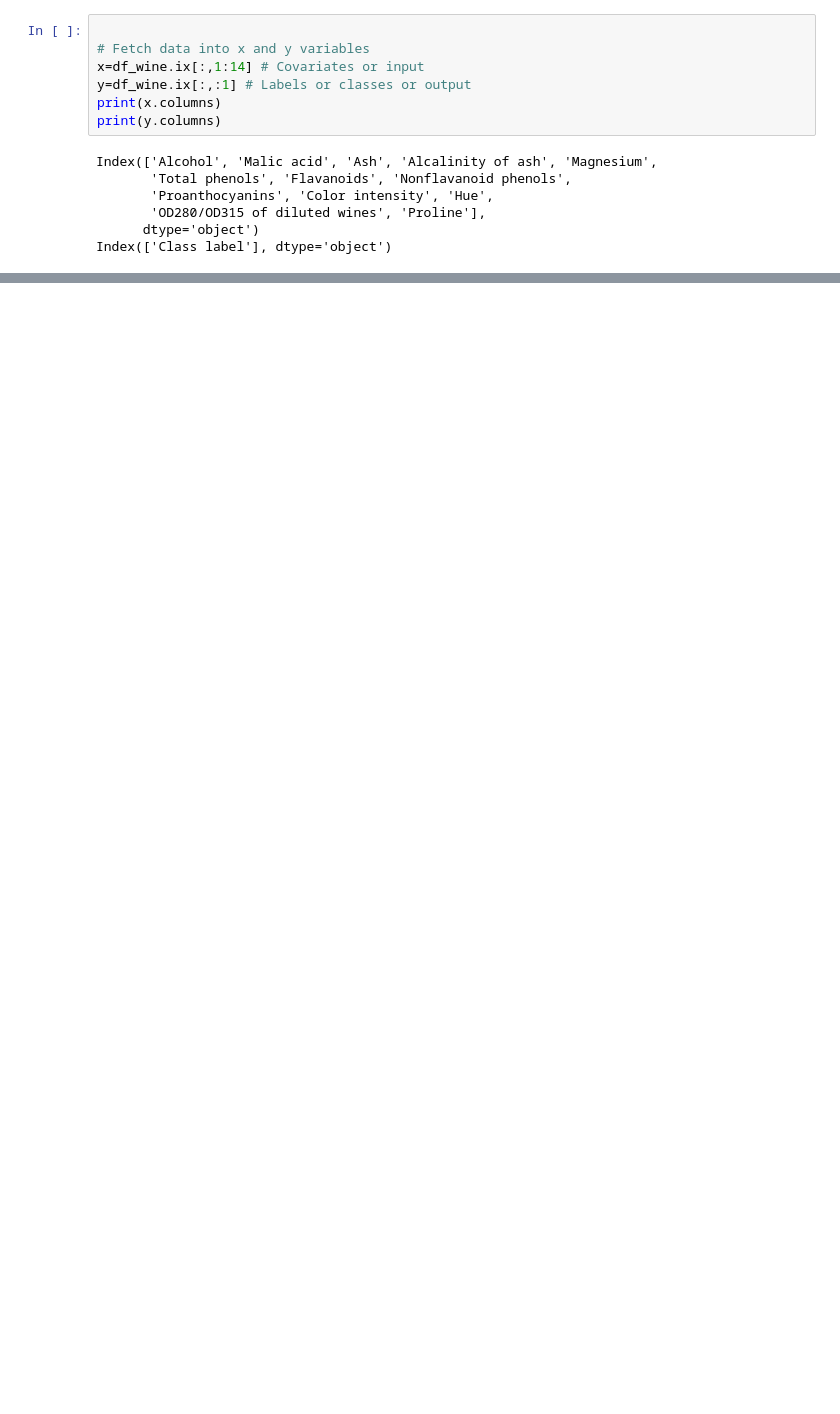
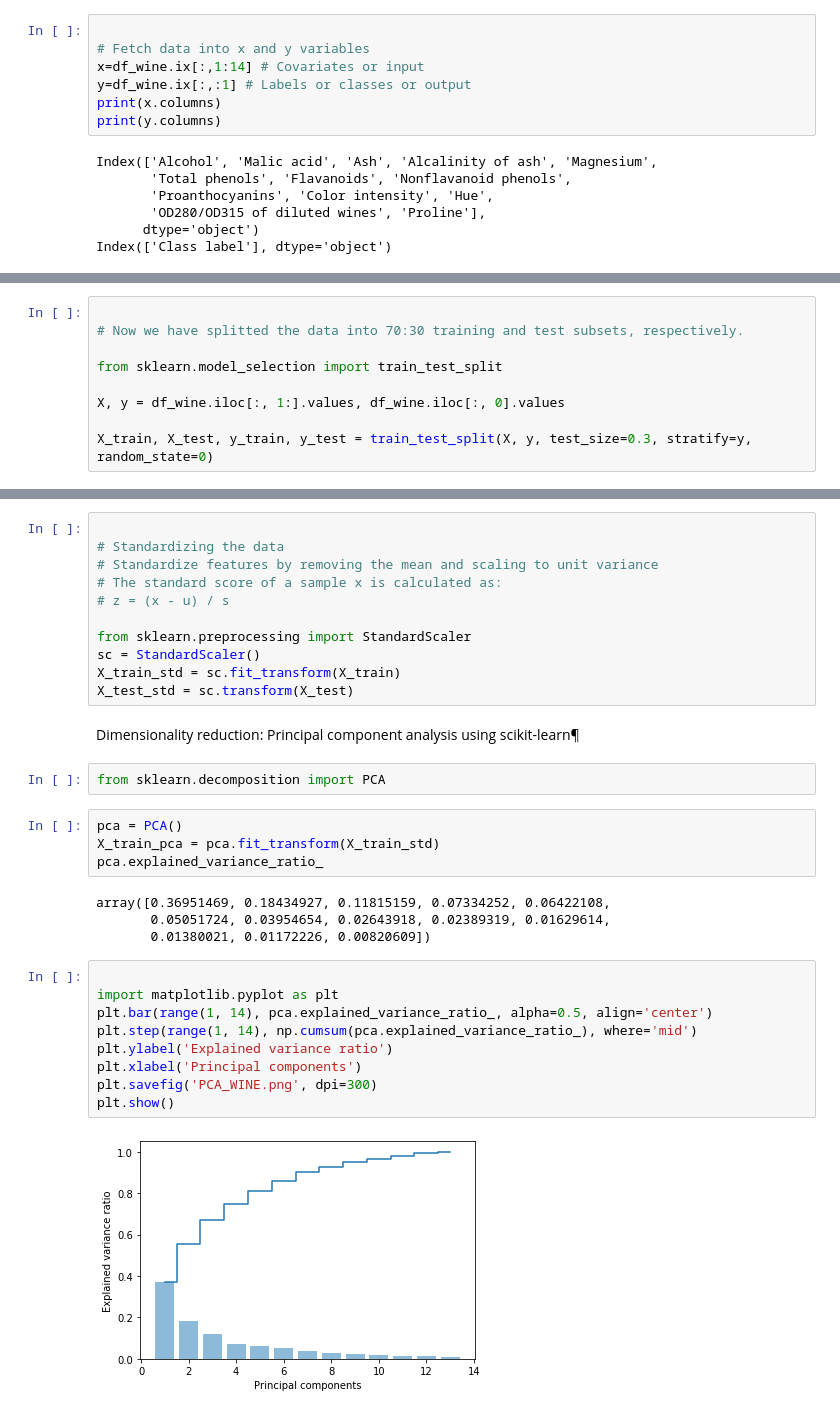
Before and after one commit to oxanaRC/CE888, a Jupyter notebook: LAB3/Lab3.ipynb, the cells around one changed output, grey strips where cells are left out. Cells and saved outputs as stored; diff of their text form; blank space fills up the shorter version.

```diff
--- a/LAB3/Lab3.ipynb
+++ b/LAB3/Lab3.ipynb
@@ -340,0 +410,9 @@ Index(['Class label'], dtype='object')
+# %%
+
+# Now we have splitted the data into 70:30 training and test subsets, respectively.
+
+from sklearn.model_selection import train_test_split
+
+X, y = df_wine.iloc[:, 1:].values, df_wine.iloc[:, 0].values
+
+X_train, X_test, y_train, y_test = train_test_split(X, y, test_size=0.3, stratify=y, random_state=0)
@@ -340,0 +437,34 @@ Index(['Class label'], dtype='object')
+# %%
+
+# Standardizing the data
+# Standardize features by removing the mean and scaling to unit variance
+# The standard score of a sample x is calculated as:
+# z = (x - u) / s
+
+from sklearn.preprocessing import StandardScaler
+sc = StandardScaler()
+X_train_std = sc.fit_transform(X_train)
+X_test_std = sc.transform(X_test)
+# %% [markdown]
+Dimensionality reduction: Principal component analysis using scikit-learn¶
+# %%
+from sklearn.decomposition import PCA
+# %%
+pca = PCA()
+X_train_pca = pca.fit_transform(X_train_std)
+pca.explained_variance_ratio_
+# %% [output]
+array([0.36951469, 0.18434927, 0.11815159, 0.07334252, 0.06422108,
+       0.05051724, 0.03954654, 0.02643918, 0.02389319, 0.01629614,
+       0.01380021, 0.01172226, 0.00820609])
+# %%
+
+import matplotlib.pyplot as plt
+plt.bar(range(1, 14), pca.explained_variance_ratio_, alpha=0.5, align='center')
+plt.step(range(1, 14), np.cumsum(pca.explained_variance_ratio_), where='mid')
+plt.ylabel('Explained variance ratio')
+plt.xlabel('Principal components')
+plt.savefig('PCA_WINE.png', dpi=300)
+plt.show()
+# %% [output]
+[figure, added]
```
Also changed, not shown: parts of 16 cells of this notebook.
